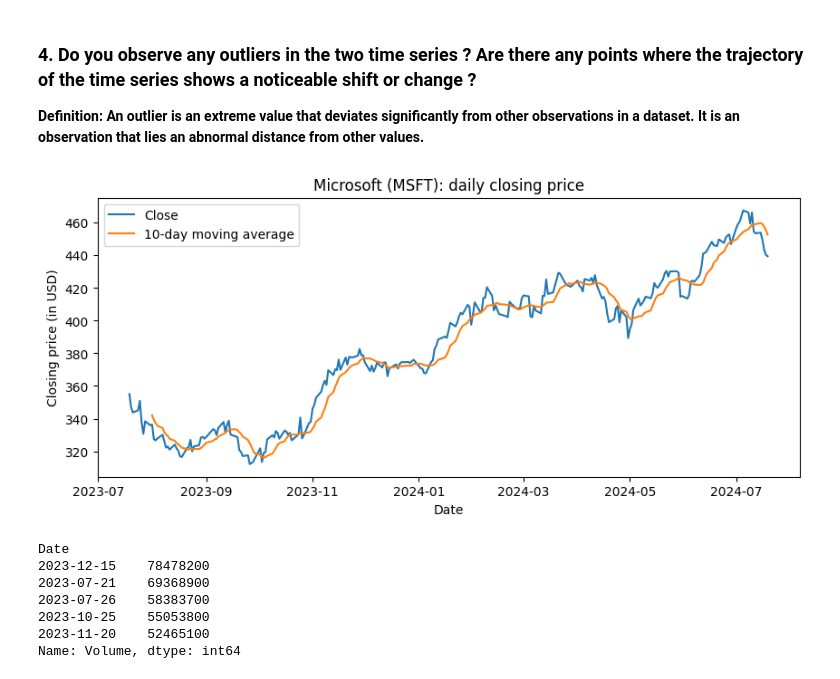
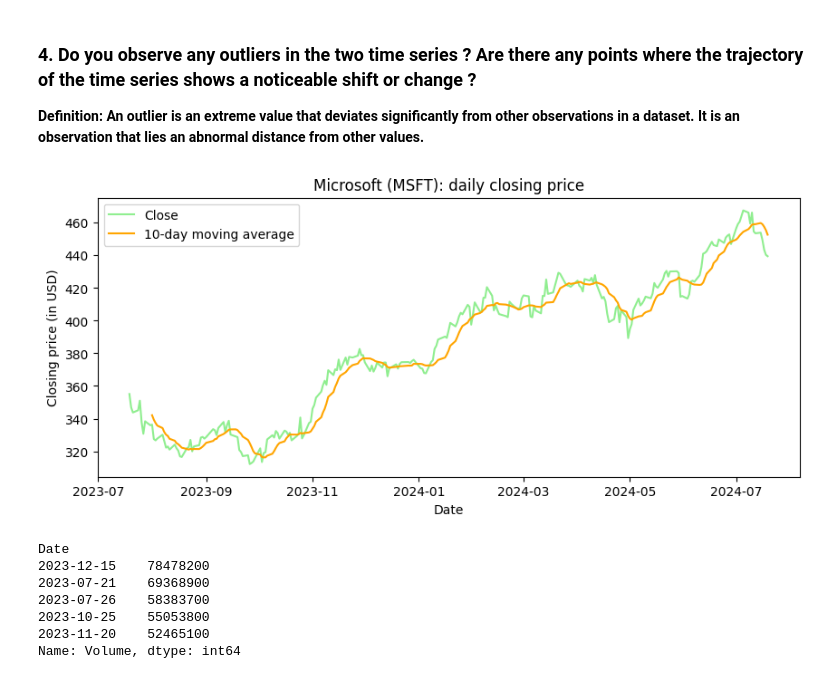
Before and after one commit to maramgueye/datascience_with_python, a Jupyter notebook: Final_Assessment_Gueye_Maram_studentID.ipynb, the cells around one changed output. Saved outputs shown, nothing was run; the diff lists cells and outputs as text; code cells hidden in the pictures.

Commit message:
outliner close graph color change

```diff
--- a/Final_Assessment_Gueye_Maram_studentID.ipynb
+++ b/Final_Assessment_Gueye_Maram_studentID.ipynb
@@ -633,15 +633,15 @@ Caution : This correlation mainly comes from the two opposite trends, not from a
 an observation that lies an abnormal distance from other values.**
 # %%
 plt.figure(figsize=(10, 4))
-plt.plot(datamsft['Close'], label='Close')
-plt.plot(datamsft['Close_10'], label='10-day moving average')
+plt.plot(datamsft['Close'], label='Close', color='lightgreen')
+plt.plot(datamsft['Close_10'], label='10-day moving average',color='orange')
 plt.xlabel('Date')
 plt.ylabel('Closing price (in USD)')
 plt.title('Microsoft (MSFT): daily closing price')
 plt.legend()
 plt.show()
 # %% [output]
-[figure, old version]
+[figure, new version]
 # %%
 # we want to have the 5 bigger values and their dates
 top5 = datamsft['Volume'].sort_values(ascending=False).head(5)
```
